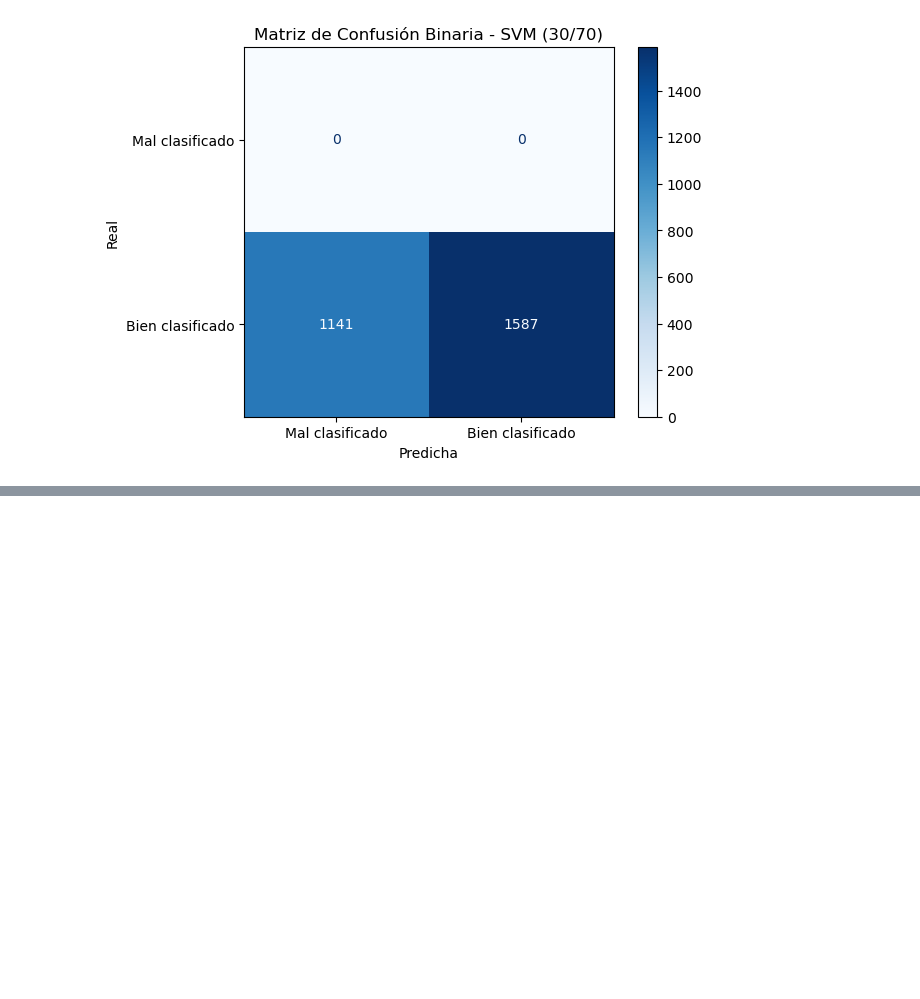
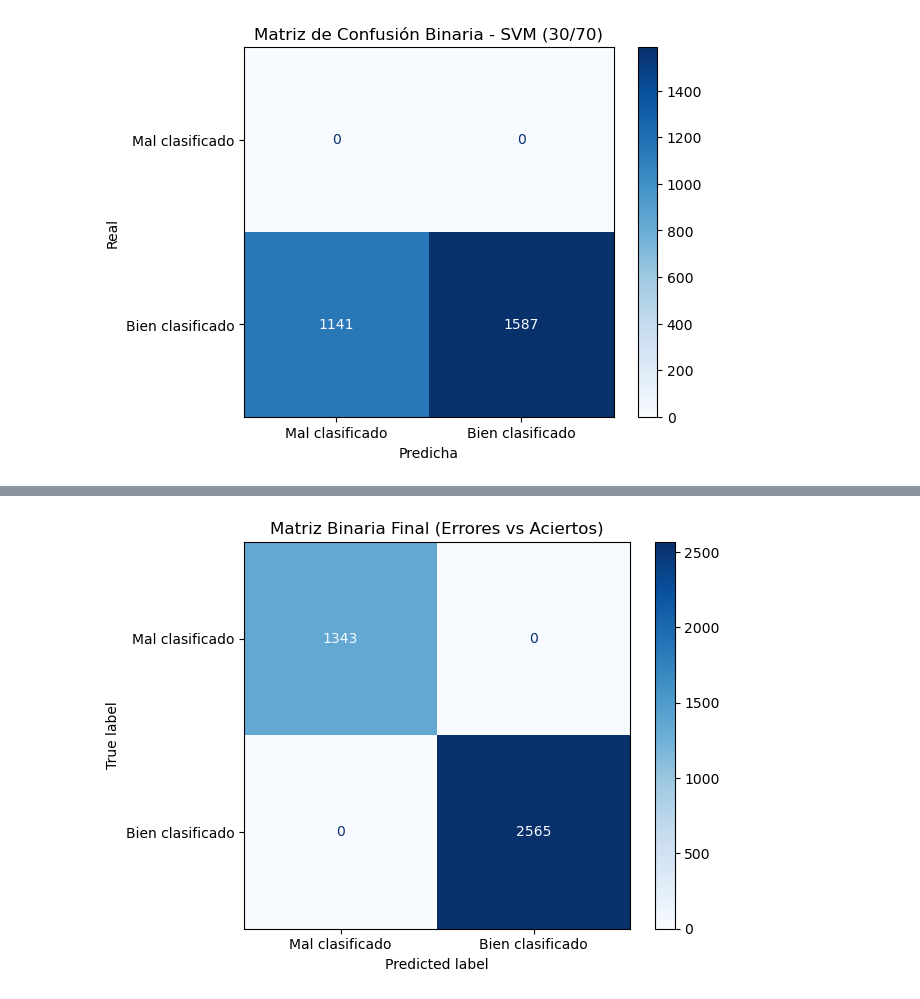
Before and after one commit to rociovanesa/TesisMaestriaCienciasdeDatos, a Jupyter notebook: TesisV2-4.ipynb, the cells around one changed output, grey strips where cells are left out. Saved outputs shown, nothing was run; the diff lists cells and outputs as text; code cells hidden in the pictures; blank space fills up the shorter version.

```diff
--- a/TesisV2-4.ipynb
+++ b/TesisV2-4.ipynb
@@ -3390,0 +3534,98 @@ F1-Score:  0.5841
+# %%
+#svm 2
+
+#acplico SMOTE al conjunto de entre
+
+from sklearn.model_selection import StratifiedKFold
+from sklearn.svm import SVC
+from sklearn.metrics import (
+    accuracy_score, precision_score, recall_score,
+    f1_score, confusion_matrix, ConfusionMatrixDisplay
+)
+from imblearn.over_sampling import SMOTE, RandomOverSampler
+from datetime import datetime
+import matplotlib.pyplot as plt
+import numpy as np
+
+# ===  Datos  ===
+X = tfidf_dataframe_2.to_numpy()
+y = data['SubRubro_encoded'].reset_index(drop=True)
+
+modelo = SVC(C=10, kernel='linear', gamma='scale')
+k_folds = StratifiedKFold(n_splits=5, shuffle=True, random_state=42)
+
+y_test_total = []
+y_pred_total = []
+
+# ⏱ Iniciar tiempo total
+inicio_total = datetime.now()
+
+# 🚀 Validación cruzada con SMOTE
+for train_index, test_index in k_folds.split(X, y):
+    X_train, X_test = X[train_index], X[test_index]
+    y_train, y_test = y[train_index], y[test_index]
+
+    # SMOTE o RandomOverSampler según cantidad
+    class_counts = np.bincount(y_train)
+    if np.min(class_counts) > 1:
+        sampler = SMOTE(k_neighbors=1, random_state=42)
+    else:
+        sampler = RandomOverSampler(random_state=42)
+
+    X_train_res, y_train_res = sampler.fit_resample(X_train, y_train)
+
+    modelo.fit(X_train_res, y_train_res)
+    y_pred = modelo.predict(X_test)
+
+    y_test_total.extend(y_test)
+    y_pred_total.extend(y_pred)
+
+# ⏱ Fin de entrenamiento
+fin_total = datetime.now()
+tiempo_total_segundos = (fin_total - inicio_total).total_seconds()
+
+# 🧮 Convertir resultados
+y_test_total = np.array(y_test_total)
+y_pred_total = np.array(y_pred_total)
+
+accuracy    = accuracy_score(y_test_total, y_pred_total)
+precision   = precision_score(y_test_total, y_pred_total, average='weighted', zero_division=0)
+recall      = recall_score(y_test_total, y_pred_total, average='weighted', zero_division=0)
+f1          = f1_score(y_test_total, y_pred_total, average='weighted', zero_division=0)
+f1_weighted = f1  # redundante para claridad
+
+
+
+# 📌 Matriz binaria de aciertos vs errores
+correctos_bin = (y_test_total == y_pred_total).astype(int)
+matriz_binaria = confusion_matrix(correctos_bin, correctos_bin)
+
+# 📋 Resultados
+print("\n⏱ Tiempo de entrenamiento total:")
+print(f"Inicio: {inicio_total.strftime('%H:%M:%S')}")
+print(f"Fin:    {fin_total.strftime('%H:%M:%S')}")
+print(f"Duración: {tiempo_total_segundos:.2f} segundos")
+
+print("\n📊 Métricas globales (ponderadas):")
+print(f"Accuracy:           {accuracy:.4f}")
+print(f"Precisión:          {precision:.4f}")
+print(f"Recall:             {recall:.4f}")
+print(f"F1-Score:           {f1:.4f}")
+print(f"F1-Score Weighted:  {f1_weighted:.4f}")
+print(f"Tiempo (s):         {tiempo_total_segundos:.2f}")
+
+
+print("\n🧾 Matriz binaria (aciertos vs errores):")
+print(matriz_binaria)
+
+# 📈 Gráfico de matriz binaria
+disp = ConfusionMatrixDisplay(
+    confusion_matrix=matriz_binaria,
+    display_labels=["Mal clasificado", "Bien clasificado"]
+)
+disp.plot(cmap='Blues')
+plt.title("Matriz Binaria Final (Errores vs Aciertos)")
+plt.grid(False)
+plt.tight_layout()
+plt.show()
+# %% [output]
@@ -3390,0 +3648 @@ F1-Score:  0.5841
+[figure, added]
```
Also changed, not shown: parts of 17 cells of this notebook.
